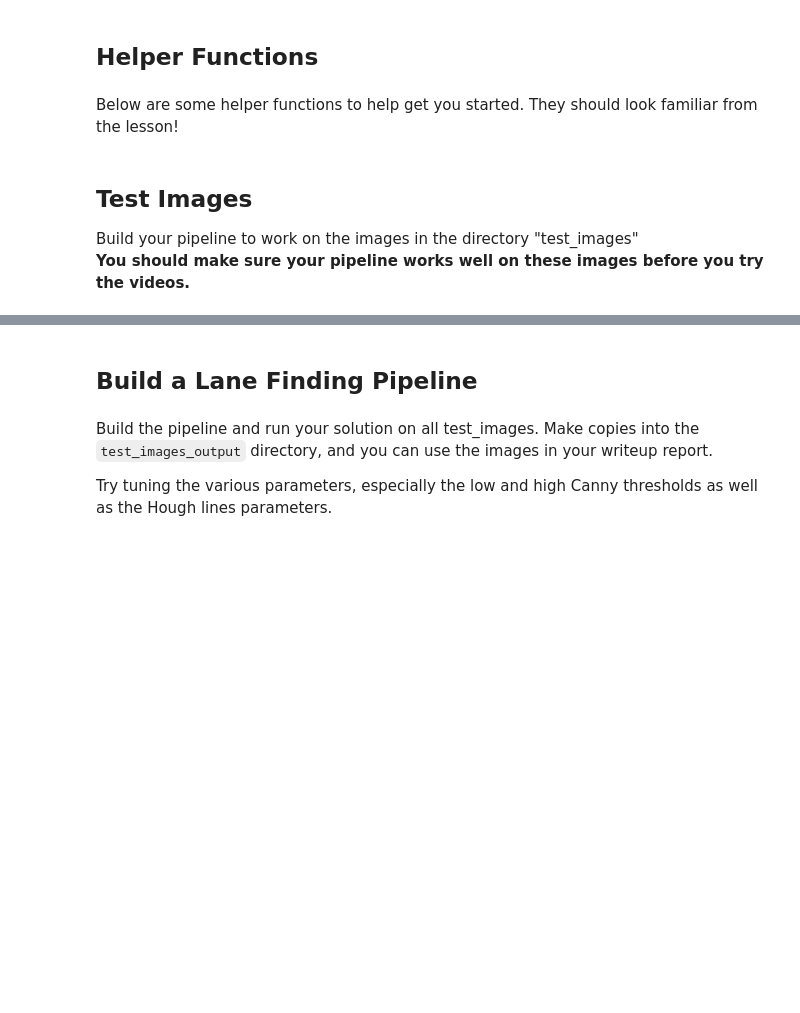
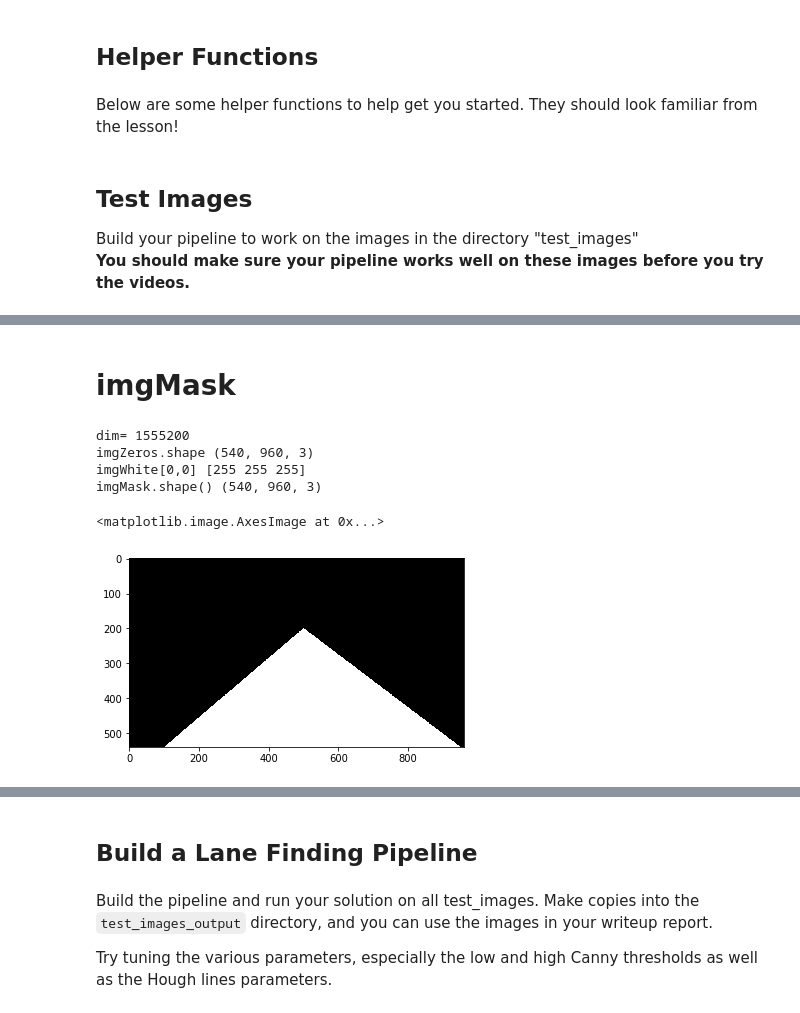
Before and after one commit to JensGutow/CarND-LaneLines-P1, a Jupyter notebook: P1.ipynb, the cells around one changed output, grey strips where cells are left out. Saved outputs shown, nothing was run; the diff lists cells and outputs as text; code cells hidden in the pictures; blank space fills up the shorter version.

```diff
--- a/P1.ipynb
+++ b/P1.ipynb
@@ -103,7 +103,7 @@ def gaussian_blur(img, kernel_size):
     """Applies a Gaussian Noise kernel"""
     return cv2.GaussianBlur(img, (kernel_size, kernel_size), 0)
 
-def region_of_interest(img, vertices):
+def region_of_interest(img, vertices, color = 255):
     """
     Applies an image mask.
 
@@ -117,9 +117,10 @@ def region_of_interest(img, vertices):
     #defining a 3 channel or 1 channel color to fill the mask with depending on the input image
     if len(img.shape) > 2:
         channel_count = img.shape[2]  # i.e. 3 or 4 depending on your image
-        ignore_mask_color = (255,) * channel_count
+        ignore_mask_color = (color,) * channel_count
     else:
-        ignore_mask_color = 255
+        ignore_mask_color = color
+
 
     #filling pixels inside the polygon defined by "vertices" with the fill color
     cv2.fillPoly(mask, vertices, ignore_mask_color)
@@ -159,7 +160,8 @@ def hough_lines(img, rho, theta, threshold, min_line_len, max_line_gap):
     lines = cv2.HoughLinesP(img, rho, theta, threshold, np.array([]), minLineLength=min_line_len, maxLineGap=max_line_gap)
     line_img = np.zeros((img.shape[0], img.shape[1], 3), dtype=np.uint8)
     draw_lines(line_img, lines)
-    return line_img
+    print("len(lines)", len(lines))
+    return line_img, lines
 
 # Python 3 has support for cool math symbols.
 
@@ -193,0 +300,21 @@ os.listdir("test_images/")
+# %% [markdown]
+# imgMask
+# %%
+dim = imgMask.shape[0] * imgMask.shape[1] * imgMask.shape[2]
+print("dim=",dim)
+imgWhite = np.zeros(dim, np.uint8)
+imgWhite += 255;
+imgWhite = imgWhite.reshape(imgMask.shape[0], imgMask.shape[1], imgMask.shape[2])
+print("imgZeros.shape", imgWhite.shape)
+print("imgWhite[0,0]", imgWhite[0,0])
+
+imgMask = region_of_interest(imgWhite, [pts])
+print("imgMask.shape()",imgMask.shape)
+plt.imshow(imgMask)
+# %% [output]
+dim= 1555200
+imgZeros.shape (540, 960, 3)
+imgWhite[0,0] [255 255 255]
+imgMask.shape() (540, 960, 3)
+<matplotlib.image.AxesImage at 0x...>
+[figure, added]
```
Also changed, not shown: parts of 40 cells of this notebook.
